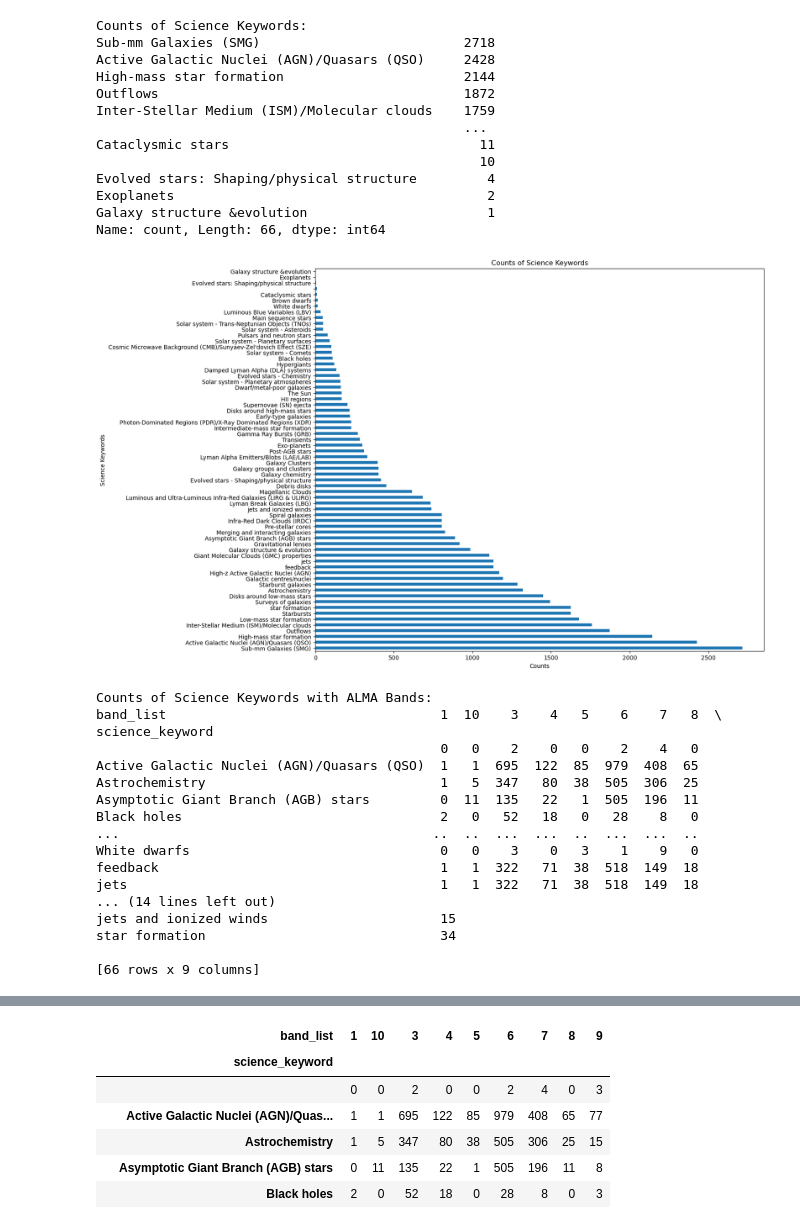
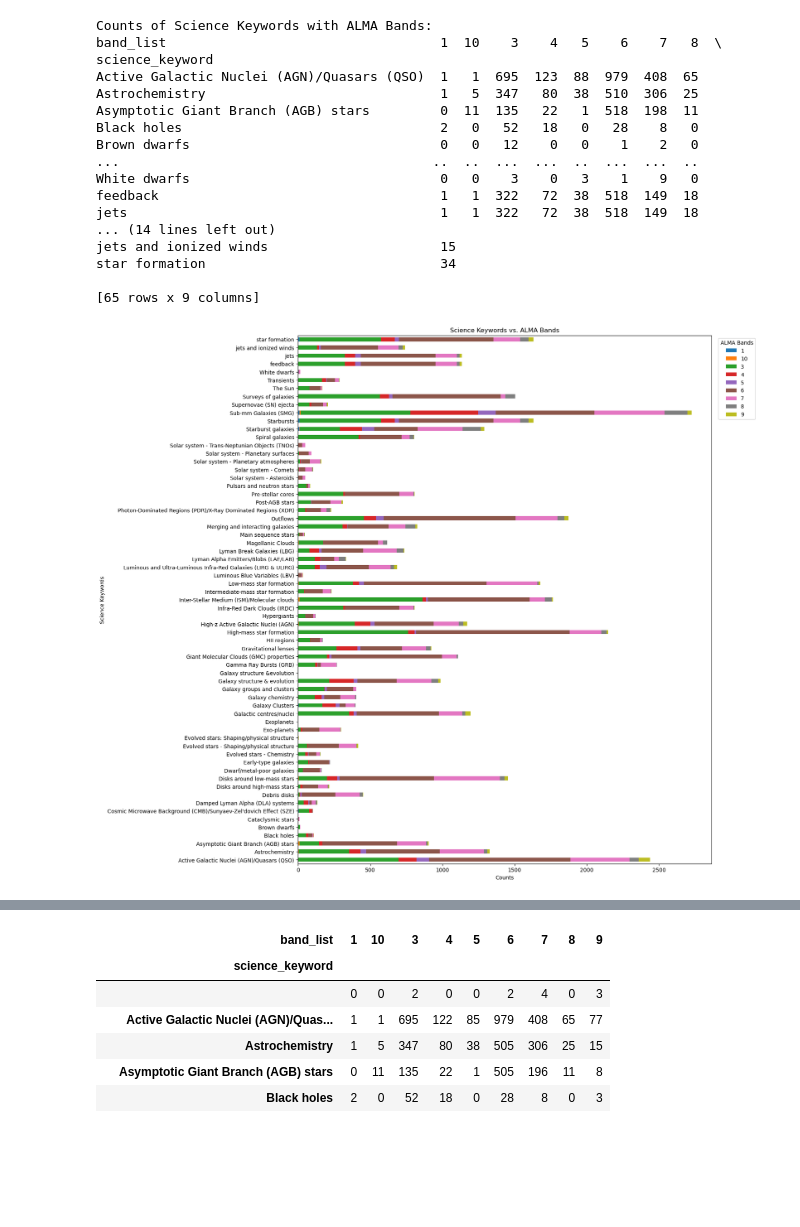
Before and after one commit to MicheleDelliVeneri/ALMASim, a Jupyter notebook: experimental/Query_Distribution.ipynb, the cells around one changed output, grey strips where cells are left out. Drawn from its saved outputs; the diff is of its cells as text; code cells hidden in the pictures; blank space fills up the shorter version.

Commit message:
fix: modifed query and fixed SED function

```diff
--- a/experimental/Query_Distribution.ipynb
+++ b/experimental/Query_Distribution.ipynb
@@ -9,31 +9,9 @@ import os
 import sys
 import matplotlib.pyplot as plt
 parent_dir=os.path.dirname(os.getcwd())
-def count_science_keywords(service):
-    query = """
-            SELECT science_keyword, member_ous_uid
-            FROM ivoa.obscore
-            WHERE science_observation = 'T'
-            """
-    db = service.search(query).to_table().to_pandas()
-    db = db.drop_duplicates(subset='member_ous_uid')
-    science_keywords = db['science_keyword'].str.split(',', expand=True).stack().str.strip()
-    science_keywords_counts = science_keywords.value_counts()
-    return science_keywords_counts
 
 service_url = "https://almascience.eso.org/tap"
 service = pyvo.dal.TAPService(service_url)
-
-# Count science keywords
-science_keywords_counts = count_science_keywords(service)
-print("Counts of Science Keywords:")
-print(science_keywords_counts)
-plt.figure(figsize=(14, 12))
-science_keywords_counts.plot(kind='barh')
-plt.title('Counts of Science Keywords')
-plt.xlabel('Counts')
-plt.ylabel('Science Keywords')
-plt.show()
 def count_science_keywords_with_bands(service):
     query = """
             SELECT science_keyword, band_list, member_ous_uid
@@ -42,9 +20,9 @@ def count_science_keywords_with_bands(service):
             """
     db = service.search(query).to_table().to_pandas()
     db = db.drop_duplicates(subset='member_ous_uid')
+    db = db.drop(db[db['science_keyword'] == ''].index)
     # Splitting the science keywords at commas
     db['science_keyword'] = db['science_keyword'].str.split(',')
-
     # Exploding to have one row for each combination of science keyword and band
     db = db.explode('science_keyword')
 
@@ -52,61 +30,49 @@ def count_science_keywords_with_bands(service):
     db['science_keyword'] = db['science_keyword'].str.strip()
     db['band_list'] = db['band_list'].str.split(' ')
 
     # Exploding to have one row for each combination of science keyword and band
     db = db.explode('band_list')
 
     # Cleaning up band names
     db['band_list'] = db['band_list'].str.strip()
 
     # Counting occurrences of each combination of science keyword and band
     counts = db.groupby(['science_keyword', 'band_list']).size().unstack(fill_value=0)
+
     return counts
 
 
 service_url = "https://almascience.eso.org/tap"
 service = pyvo.dal.TAPService(service_url)
 
 # Count science keywords with bands
 counts = count_science_keywords_with_bands(service)
 print("Counts of Science Keywords with ALMA Bands:")
 print(counts)
 
 plt.rcParams["figure.figsize"] = (14,18)
 counts.plot(kind='barh', stacked=True)
 plt.title('Science Keywords vs. ALMA Bands')
 plt.xlabel('Counts')
 plt.ylabel('Science Keywords')
 plt.legend(bbox_to_anchor=(1.01, 1), loc='upper left',title='ALMA Bands')
 plt.show()
 # %% [output]
-Counts of Science Keywords:
-Sub-mm Galaxies (SMG)                          2718
-Active Galactic Nuclei (AGN)/Quasars (QSO)     2428
-High-mass star formation                       2144
-Outflows                                       1872
-Inter-Stellar Medium (ISM)/Molecular clouds    1759
-                                               ...
-Cataclysmic stars                                11
-                                                 10
-Evolved stars: Shaping/physical structure         4
-Exoplanets                                        2
-Galaxy structure &evolution                       1
-Name: count, Length: 66, dtype: int64
+Counts of Science Keywords with ALMA Bands:
+band_list                                   1  10    3    4   5    6    7   8  \
+science_keyword
+Active Galactic Nuclei (AGN)/Quasars (QSO)  1   1  695  123  88  979  408  65
+Astrochemistry                              1   5  347   80  38  510  306  25
+Asymptotic Giant Branch (AGB) stars         0  11  135   22   1  518  198  11
+Black holes                                 2   0   52   18   0   28    8   0
+Brown dwarfs                                0   0   12    0   0    1    2   0
+...                                        ..  ..  ...  ...  ..  ...  ...  ..
+White dwarfs                                0   0    3    0   3    1    9   0
+feedback                                    1   1  322   72  38  518  149  18
+jets                                        1   1  322   72  38  518  149  18
+... (14 lines left out)
+jets and ionized winds                      15
+star formation                              34
+
+[65 rows x 9 columns]
-[figure, old version]
+[figure, new version]
-Counts of Science Keywords with ALMA Bands:
-band_list                                   1  10    3    4   5    6    7   8  \
-science_keyword
-                                            0   0    2    0   0    2    4   0
-Active Galactic Nuclei (AGN)/Quasars (QSO)  1   1  695  122  85  979  408  65
-Astrochemistry                              1   5  347   80  38  505  306  25
-Asymptotic Giant Branch (AGB) stars         0  11  135   22   1  505  196  11
-Black holes                                 2   0   52   18   0   28    8   0
-...                                        ..  ..  ...  ...  ..  ...  ...  ..
-White dwarfs                                0   0    3    0   3    1    9   0
-feedback                                    1   1  322   71  38  518  149  18
-jets                                        1   1  322   71  38  518  149  18
-... (14 lines left out)
-jets and ionized winds                      15
-star formation                              34
-
-[66 rows x 9 columns]
```
Also changed, not shown: parts of 1 cell of this notebook, 1 other file.
